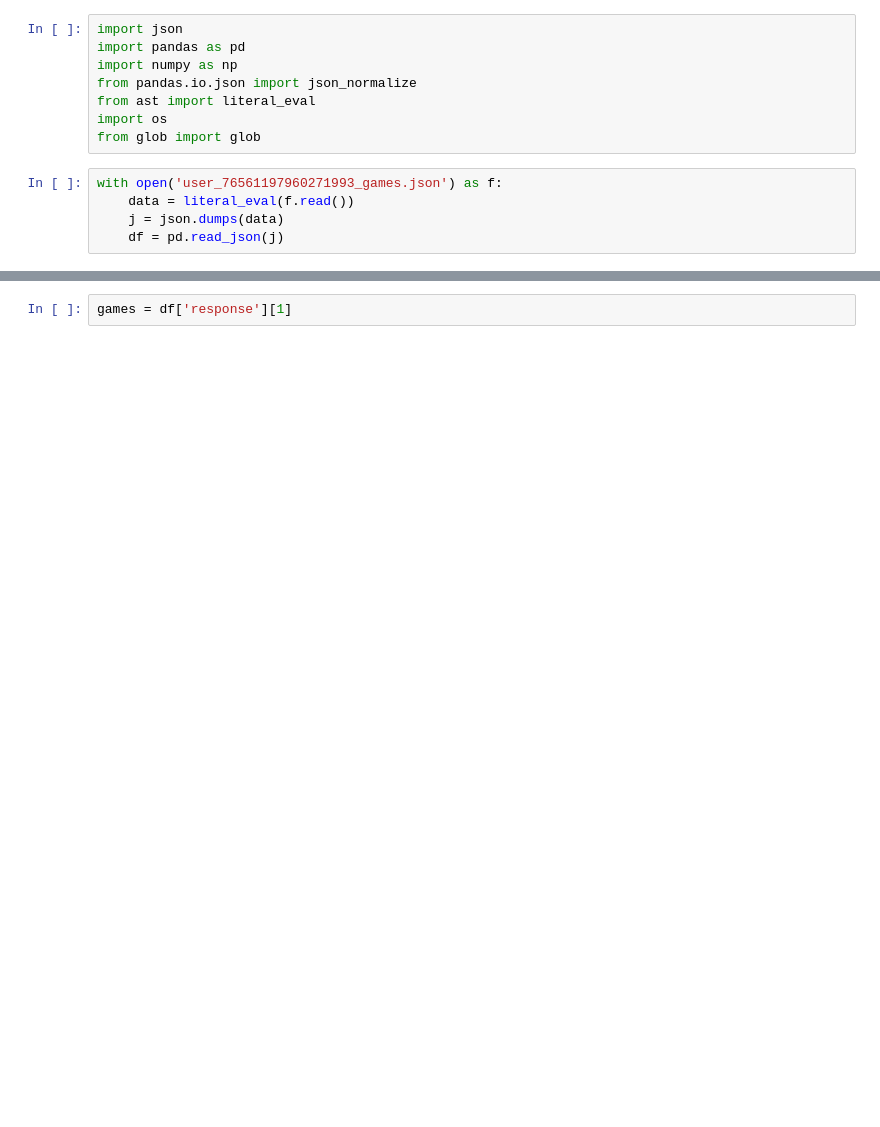
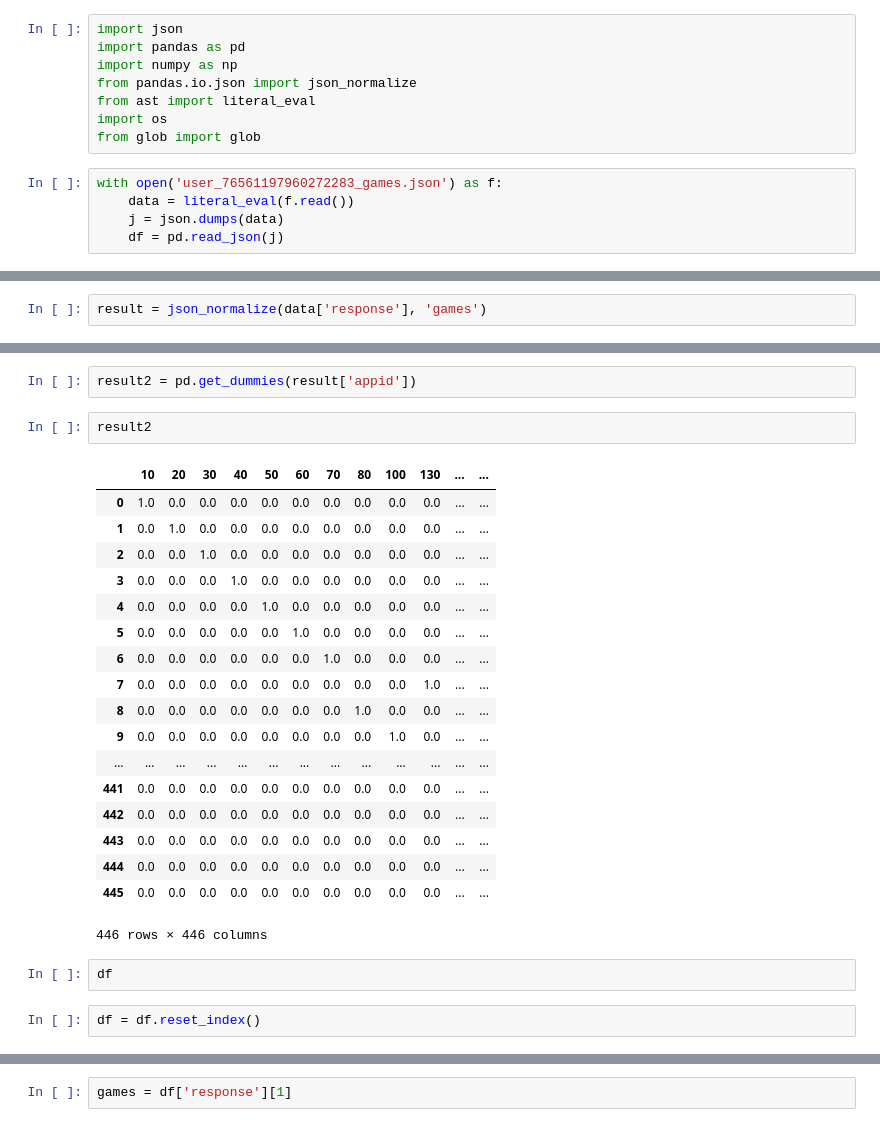
Before and after one commit to alexseong/steam-recommender, a Jupyter notebook: sample json/Untitled.ipynb, the cells around one changed output, grey strips where cells are left out. Drawn from its saved outputs; the diff is of its cells as text; blank space fills up the shorter version.

```diff
--- a/sample json/Untitled.ipynb
+++ b/sample json/Untitled.ipynb
@@ -7,7 +7,7 @@ from ast import literal_eval
 import os
 from glob import glob
 # %%
-with open('user_76561197960271993_games.json') as f:
+with open('user_76561197960272283_games.json') as f:
     data = literal_eval(f.read())
     j = json.dumps(data)
     df = pd.read_json(j)
@@ -13,0 +43,2 @@ with open('user_76561197960271993_games.json') as f:
+# %%
+result = json_normalize(data['response'], 'games')
@@ -14,2 +66,29 @@ with open('user_76561197960271993_games.json') as f:
+# %%
+result2 = pd.get_dummies(result['appid'])
+# %%
+result2
+# %% [output]
+|  | 10 | 20 | 30 | 40 | 50 | 60 | 70 | 80 | 100 | 130 | ... | ... |
+| 0 | 1.0 | 0.0 | 0.0 | 0.0 | 0.0 | 0.0 | 0.0 | 0.0 | 0.0 | 0.0 | ... | ... |
+| 1 | 0.0 | 1.0 | 0.0 | 0.0 | 0.0 | 0.0 | 0.0 | 0.0 | 0.0 | 0.0 | ... | ... |
+| 2 | 0.0 | 0.0 | 1.0 | 0.0 | 0.0 | 0.0 | 0.0 | 0.0 | 0.0 | 0.0 | ... | ... |
+| 3 | 0.0 | 0.0 | 0.0 | 1.0 | 0.0 | 0.0 | 0.0 | 0.0 | 0.0 | 0.0 | ... | ... |
+| 4 | 0.0 | 0.0 | 0.0 | 0.0 | 1.0 | 0.0 | 0.0 | 0.0 | 0.0 | 0.0 | ... | ... |
+| 5 | 0.0 | 0.0 | 0.0 | 0.0 | 0.0 | 1.0 | 0.0 | 0.0 | 0.0 | 0.0 | ... | ... |
+| 6 | 0.0 | 0.0 | 0.0 | 0.0 | 0.0 | 0.0 | 1.0 | 0.0 | 0.0 | 0.0 | ... | ... |
+| 7 | 0.0 | 0.0 | 0.0 | 0.0 | 0.0 | 0.0 | 0.0 | 0.0 | 0.0 | 1.0 | ... | ... |
+| 8 | 0.0 | 0.0 | 0.0 | 0.0 | 0.0 | 0.0 | 0.0 | 1.0 | 0.0 | 0.0 | ... | ... |
+| 9 | 0.0 | 0.0 | 0.0 | 0.0 | 0.0 | 0.0 | 0.0 | 0.0 | 1.0 | 0.0 | ... | ... |
+| ... | ... | ... | ... | ... | ... | ... | ... | ... | ... | ... | ... | ... |
+| 441 | 0.0 | 0.0 | 0.0 | 0.0 | 0.0 | 0.0 | 0.0 | 0.0 | 0.0 | 0.0 | ... | ... |
+| 442 | 0.0 | 0.0 | 0.0 | 0.0 | 0.0 | 0.0 | 0.0 | 0.0 | 0.0 | 0.0 | ... | ... |
+| 443 | 0.0 | 0.0 | 0.0 | 0.0 | 0.0 | 0.0 | 0.0 | 0.0 | 0.0 | 0.0 | ... | ... |
+| 444 | 0.0 | 0.0 | 0.0 | 0.0 | 0.0 | 0.0 | 0.0 | 0.0 | 0.0 | 0.0 | ... | ... |
+| 445 | 0.0 | 0.0 | 0.0 | 0.0 | 0.0 | 0.0 | 0.0 | 0.0 | 0.0 | 0.0 | ... | ... |
+446 rows × 446 columns
+# %%
+df
+# %%
+df = df.reset_index()
 # %%
 df
```
Also changed, not shown: parts of 8 cells of this notebook, 8 other files.
